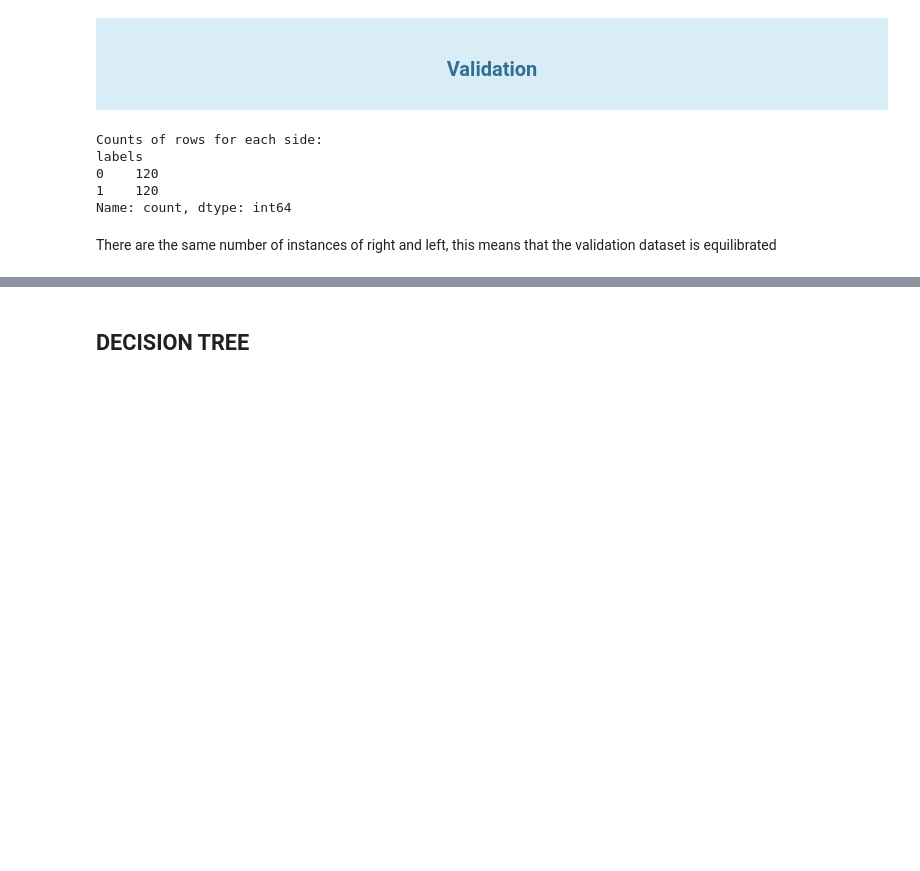
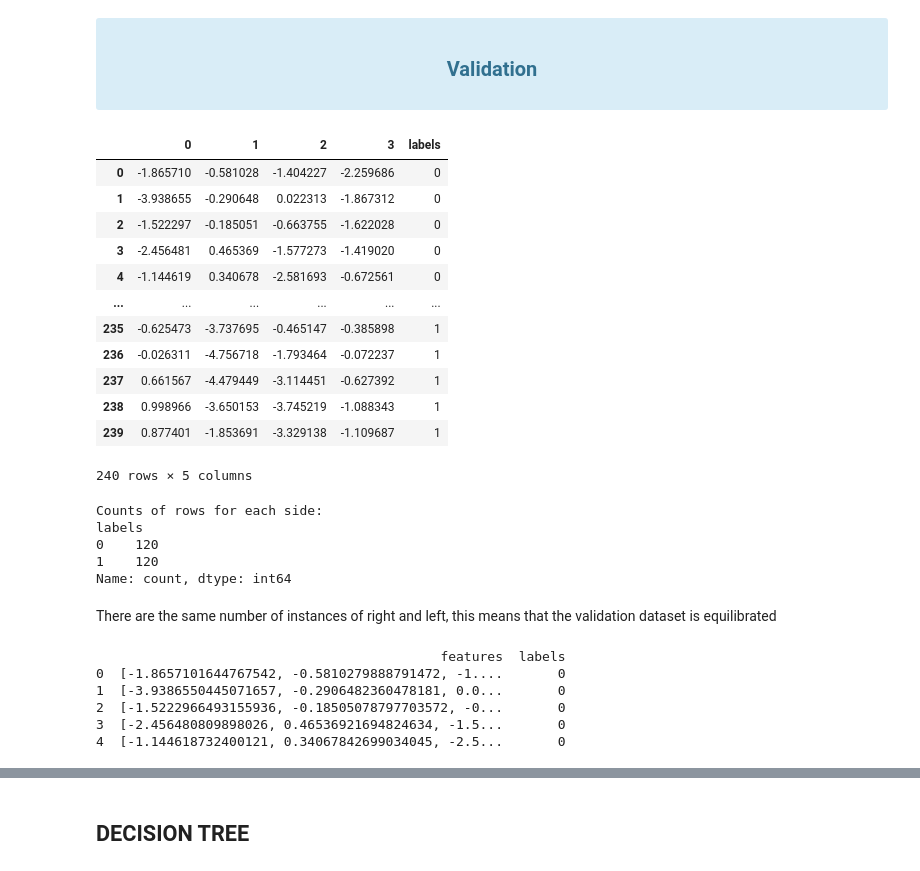
Before and after one commit to Xarcu/TFM_EEG, a Jupyter notebook: notebooks/CSP_Analysis.ipynb, the cells around one changed output, grey strips where cells are left out. Cells and saved outputs as stored; diff of their text form; code cells hidden in the pictures; blank space fills up the shorter version.

```diff
--- a/notebooks/CSP_Analysis.ipynb
+++ b/notebooks/CSP_Analysis.ipynb
@@ -171,19 +190,36 @@ ROC AUC: 0.9978046594982078
 # %%
 # Load the Parquet file
 validation_path = r"C:\Users\Ferran\Desktop\TFM\TFM_EEG\DATASET\MI\SUB_2\CSP\Validation\csp_features_labels_validation.parquet"
 validation_data = pd.read_parquet(validation_path)
 
-# Count the occurrences of each value in the 'side' column
-side_counts = validation_data['labels'].value_counts()
-
-print("Counts of rows for each side:")
-print(side_counts)
+# Display the first few rows of the DataFrame
+validation_data
 # %% [output]
+|  | 0 | 1 | 2 | 3 | labels |
+| 0 | -1.865710 | -0.581028 | -1.404227 | -2.259686 | 0 |
+| 1 | -3.938655 | -0.290648 | 0.022313 | -1.867312 | 0 |
+| 2 | -1.522297 | -0.185051 | -0.663755 | -1.622028 | 0 |
+| 3 | -2.456481 | 0.465369 | -1.577273 | -1.419020 | 0 |
+| 4 | -1.144619 | 0.340678 | -2.581693 | -0.672561 | 0 |
+| ... | ... | ... | ... | ... | ... |
+| 235 | -0.625473 | -3.737695 | -0.465147 | -0.385898 | 1 |
+| 236 | -0.026311 | -4.756718 | -1.793464 | -0.072237 | 1 |
+| 237 | 0.661567 | -4.479449 | -3.114451 | -0.627392 | 1 |
+| 238 | 0.998966 | -3.650153 | -3.745219 | -1.088343 | 1 |
+| 239 | 0.877401 | -1.853691 | -3.329138 | -1.109687 | 1 |
-Counts of rows for each side:
-labels
-0    120
-1    120
-Name: count, dtype: int64
+240 rows × 5 columns
+# %%
+# Count the occurrences of each value in the 'side' column
+side_counts = validation_data['labels'].value_counts()
+
+print("Counts of rows for each side:")
+print(side_counts)
+# %% [output]
+Counts of rows for each side:
+labels
+0    120
+1    120
+Name: count, dtype: int64
 # %% [markdown]
 There are the same number of instances of right and left, this means that the validation dataset is equilibrated
 # %%
@@ -254,6 +290,27 @@ def evaluate_model(model, X, y, label_encoder=None, model_name="Model"):
     plt.show()
 
     return metrics
+# %%
+# ADDED CODE WHEN WORKING WITH 4 FEATURES
+
+# Combine features into a single column
+validation_data['features'] = validation_data[['0', '1', '2', '3']].values.tolist()
+
+# Drop the individual feature columns
+validation_data.drop(columns=['0', '1', '2', '3'], inplace=True)
+
+# Reorder columns so 'features' comes before 'labels'
+validation_data = validation_data[['features', 'labels']]
+
+# Check the resulting DataFrame
+print(validation_data.head())
+# %% [output]
+                                            features  labels
+0  [-1.8657101644767542, -0.5810279888791472, -1....       0
+1  [-3.9386550445071657, -0.2906482360478181, 0.0...       0
+2  [-1.5222966493155936, -0.18505078797703572, -0...       0
+3  [-2.456480809898026, 0.46536921694824634, -1.5...       0
+4  [-1.144618732400121, 0.34067842699034045, -2.5...       0
 # %%
 # Flatten and handle inconsistent lengths
 # Assume the features are 2D or nested; we need to flatten them
```
Also changed, not shown: parts of 8 cells of this notebook, 1 other file.
